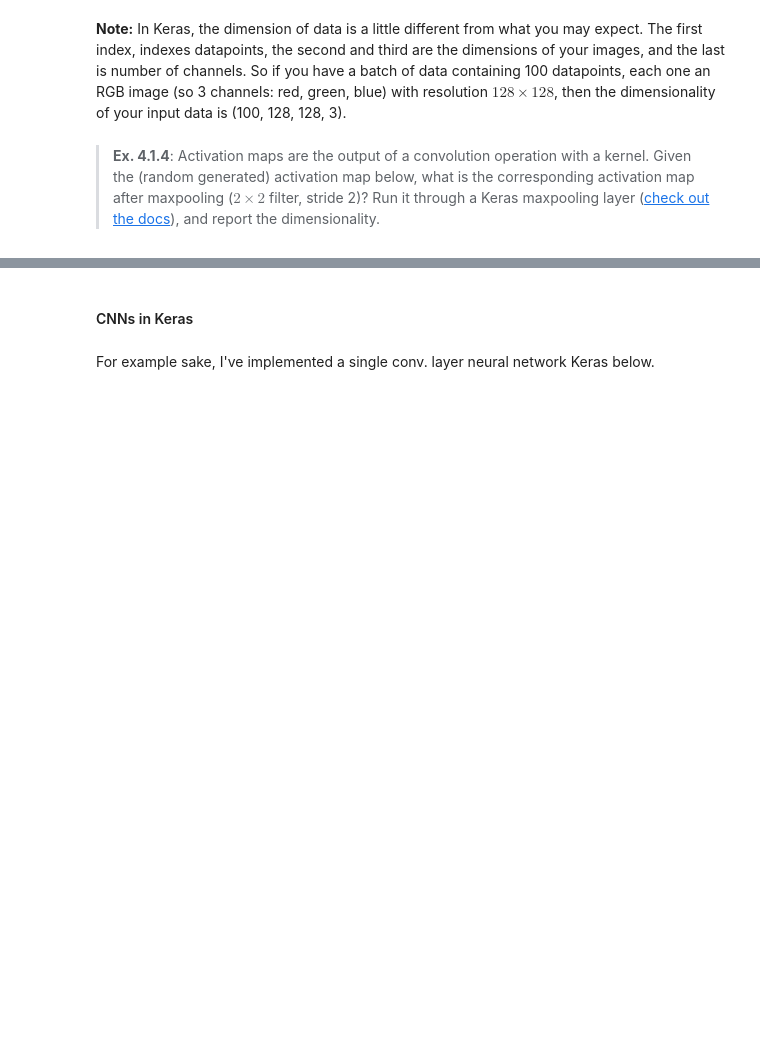
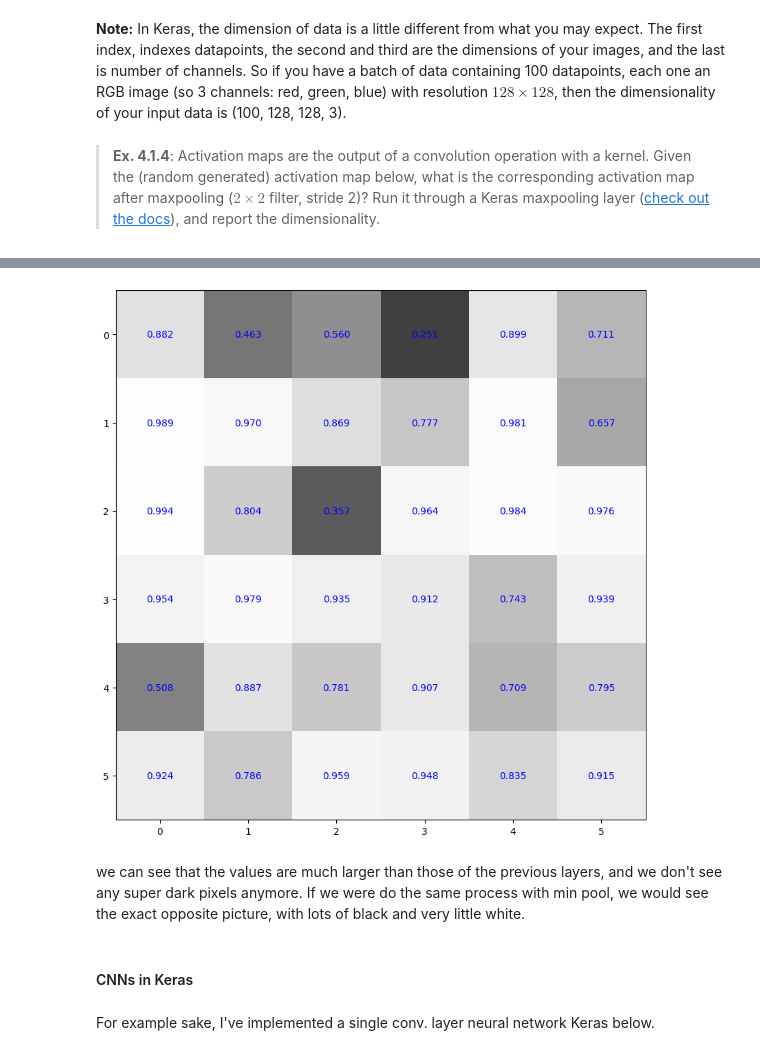
Before and after one commit to HamimMahdie/ANN-exercise, a Jupyter notebook: assignment4/week4_exercises.ipynb, the cells around one changed output, grey strips where cells are left out. Cells and saved outputs as stored; diff of their text form; code cells hidden in the pictures; blank space fills up the shorter version.

```diff
--- a/assignment4/week4_exercises.ipynb
+++ b/assignment4/week4_exercises.ipynb
@@ -71,3 +73,25 @@ for i in range(12):
+# %%
+pool = MaxPooling2D(
+    pool_size=(2, 2),
+    strides=2,
+    padding='valid',
+    data_format=None,
+    name=None,
+)
+processed = pool(a)
+activation_map = keras.backend.variable(processed)
+# Let us plot the output
+fig, ax = plt.subplots(figsize=[10,10])
+im = ax.imshow(activation_map[0,:,:,0], cmap='gray', vmin=0, vmax=1)
+
+for i in range(6):
+    for j in range(6):
+        text = ax.text(j, i, np.format_float_positional(activation_map[0,i,j,0], precision=3),
+                       ha="center", va="center", color="blue")
+# %% [output]
+[figure, added]
+# %% [markdown]
+we can see that the values are much larger than those of the previous layers, and we don't see any super dark pixels anymore. If we were do the same process with min pool, we would see the exact opposite picture, with lots of black and very little white.
 # %% [markdown]
 #### CNNs in Keras
 # %% [markdown]
```
Also changed, not shown: parts of 5 cells of this notebook.
